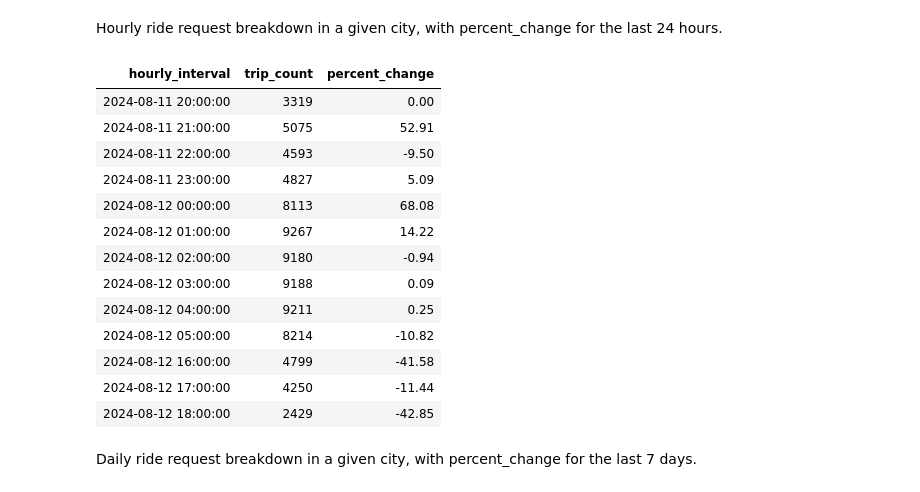
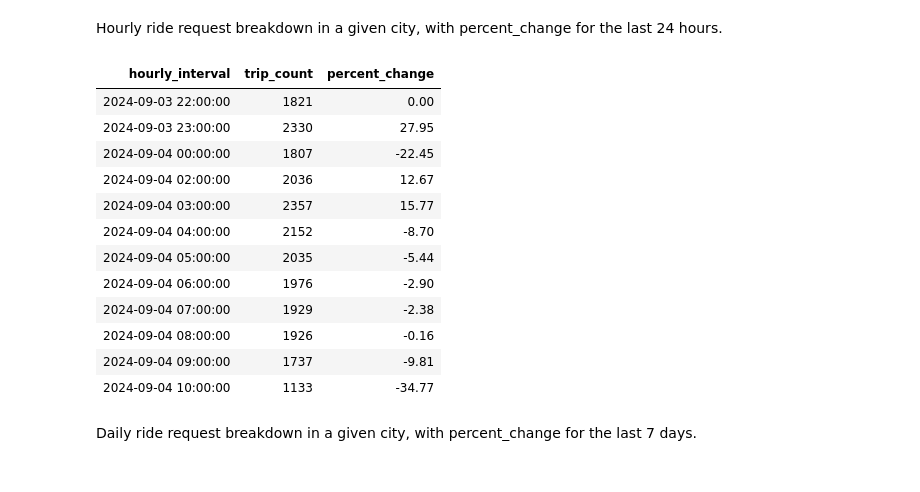
Before and after one commit to singlestore-labs/demo-ridesharing-sim, a Jupyter notebook: singlestore.ipynb, the cells around one changed output. Drawn from its saved outputs; the diff is of its cells as text; code cells hidden in the pictures.

```diff
--- a/singlestore.ipynb
+++ b/singlestore.ipynb
@@ -414,48 +383,48 @@ ORDER BY
 Hourly ride request breakdown in a given city, with percent_change for the last 24 hours.
 # %%
 %%sql
+
 WITH hourly_counts AS (
     SELECT
         DATE_FORMAT(request_time, '%Y-%m-%d %H:00:00') AS hourly_interval,
         COUNT(*) AS trip_count
     FROM
         trips
     WHERE
-        city = 'San Francisco'
+        city = 'Fremont'
         AND request_time >= NOW() - INTERVAL 24 HOUR
     GROUP BY
         hourly_interval
 )
 SELECT
     c.hourly_interval,
     c.trip_count,
     COALESCE(
         ROUND(
             (c.trip_count - LAG(c.trip_count) OVER (ORDER BY c.hourly_interval)) /
             LAG(c.trip_count) OVER (ORDER BY c.hourly_interval) * 100,
             2
         ),
         0
     ) AS percent_change
 FROM
     hourly_counts c
 ORDER BY
     c.hourly_interval;
 # %% [output]
 | hourly_interval | trip_count | percent_change |
-| 2024-08-11 20:00:00 | 3319 | 0.00 |
-| 2024-08-11 21:00:00 | 5075 | 52.91 |
-| 2024-08-11 22:00:00 | 4593 | -9.50 |
-| 2024-08-11 23:00:00 | 4827 | 5.09 |
-| 2024-08-12 00:00:00 | 8113 | 68.08 |
-| 2024-08-12 01:00:00 | 9267 | 14.22 |
-| 2024-08-12 02:00:00 | 9180 | -0.94 |
-| 2024-08-12 03:00:00 | 9188 | 0.09 |
-| 2024-08-12 04:00:00 | 9211 | 0.25 |
-| 2024-08-12 05:00:00 | 8214 | -10.82 |
-| 2024-08-12 16:00:00 | 4799 | -41.58 |
-| 2024-08-12 17:00:00 | 4250 | -11.44 |
-| 2024-08-12 18:00:00 | 2429 | -42.85 |
+| 2024-09-03 22:00:00 | 1821 | 0.00 |
+| 2024-09-03 23:00:00 | 2330 | 27.95 |
+| 2024-09-04 00:00:00 | 1807 | -22.45 |
+| 2024-09-04 02:00:00 | 2036 | 12.67 |
+| 2024-09-04 03:00:00 | 2357 | 15.77 |
+| 2024-09-04 04:00:00 | 2152 | -8.70 |
+| 2024-09-04 05:00:00 | 2035 | -5.44 |
+| 2024-09-04 06:00:00 | 1976 | -2.90 |
+| 2024-09-04 07:00:00 | 1929 | -2.38 |
+| 2024-09-04 08:00:00 | 1926 | -0.16 |
+| 2024-09-04 09:00:00 | 1737 | -9.81 |
+| 2024-09-04 10:00:00 | 1133 | -34.77 |
 # %% [markdown]
 Daily ride request breakdown in a given city, with percent_change for the last 7 days.
 # %%
```
Also changed, not shown: parts of 14 cells of this notebook, 1 other file.
